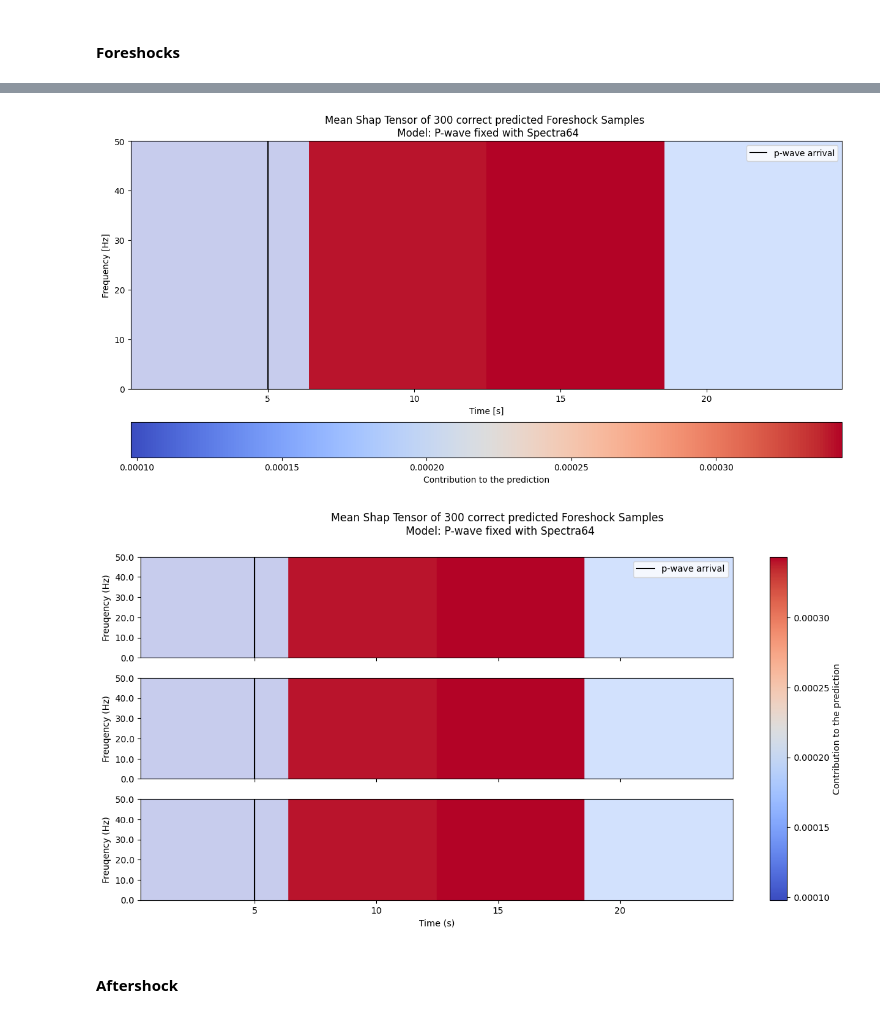
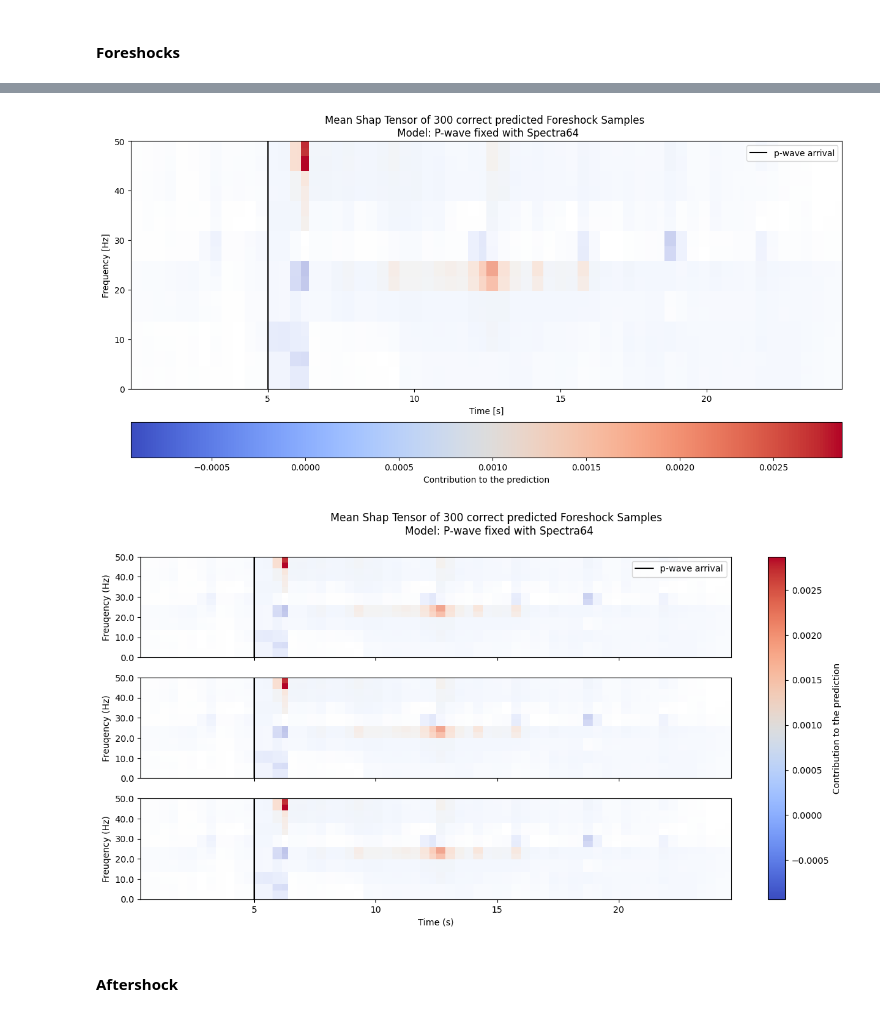
Before and after one commit to mich1803/CNN-Explainability-on-Earthquakes, a Jupyter notebook: explainability/explainability_p.ipynb, the cells around one changed output, grey strips where cells are left out. Saved outputs shown, nothing was run; the diff lists cells and outputs as text; code cells hidden in the pictures.

```diff
--- a/explainability/explainability_p.ipynb
+++ b/explainability/explainability_p.ipynb
@@ -115,10 +110,10 @@ mean_shap_tensor = compute_mean_shap_tensor(model, dloader_pre, dim_p64, device,
 # %%
-MST["f_p64"] = np.load(os.path.join(output_path, "foreshock_p64.npy"))
+MST["f_p64"] = np.load(os.path.join(output_path, f"foreshock_p64_{MAX_EVALS}.npy"))
 plot_shap(MST["f_p64"], onechannel=True, background=None, ft = ft, spec_type="p64", mean=f"Mean Shap Tensor of 300 correct predicted Foreshock Samples \n Model: P-wave fixed with Spectra64")
 plot_shap(MST["f_p64"], onechannel=False, background=None, ft = ft, spec_type="p64", mean=f"Mean Shap Tensor of 300 correct predicted Foreshock Samples \n Model: P-wave fixed with Spectra64")
 # %% [output]
-[figure, old version]
+[figure, new version]
-[figure, old version]
+[figure, new version]
 # %% [markdown]
 #### Aftershock
 # %%
```
Also changed, not shown: parts of 9 cells of this notebook, 2 other files.
